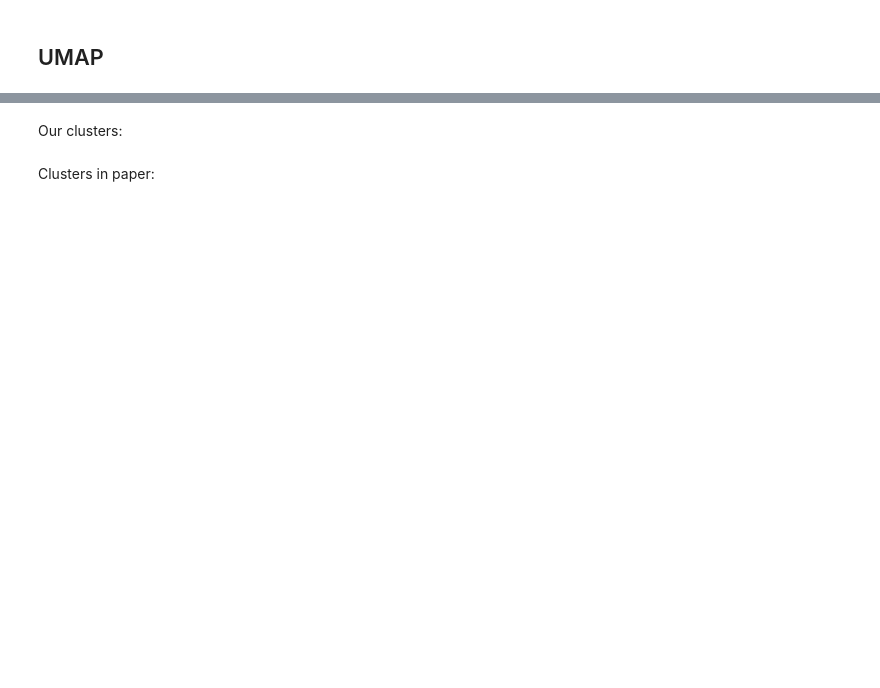
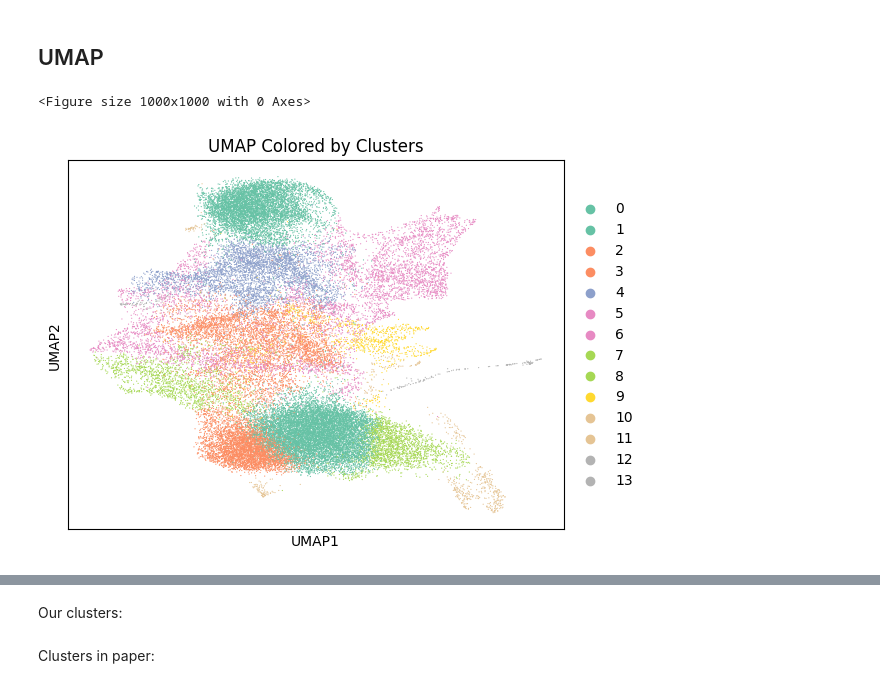
Before and after one commit to rbonazzola/scrna-pipeline, a Jupyter notebook: pipeline.ipynb, the cells around one changed output, grey strips where cells are left out. Drawn from its saved outputs; the diff is of its cells as text; code cells hidden in the pictures; blank space fills up the shorter version.

```diff
--- a/pipeline.ipynb
+++ b/pipeline.ipynb
@@ -133,9 +296,12 @@ scanpy.tl.leiden(all_data, resolution=1.5)
 scanpy.tl.umap(all_data, random_state=RANDOM_STATE)
 # %%
 plt.figure(figsize=(10, 10))
-scanpy.pl.umap(all_data, color='leiden',
-           palette='Set2',  # You can choose different color palettes
+scanpy.pl.umap(all_data, color='louvain',
+           palette='Set2',
            title='UMAP Colored by Clusters')
 # plt.tight_layout()
 plt.show()
+# %% [output]
+<Figure size 1000x1000 with 0 Axes>
+[figure, added]
 # %%
```
Also changed, not shown: parts of 43 cells of this notebook.
